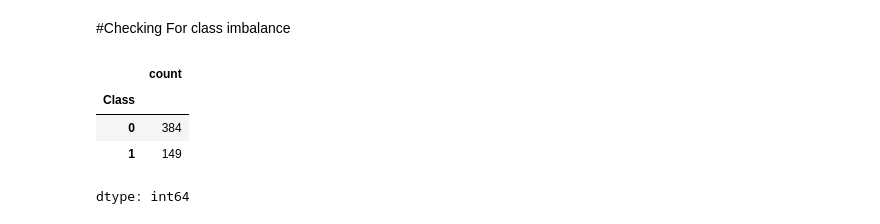
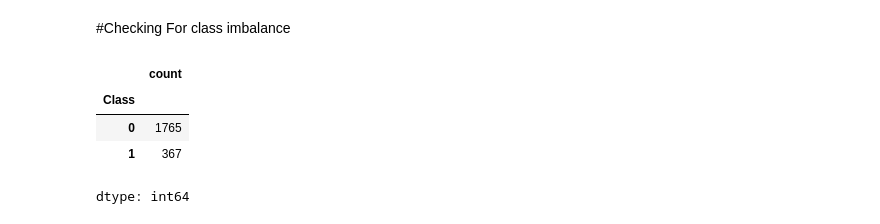
Before and after one commit to Amitkumardas123/Personalized-Healthcare-Recommendations, a Jupyter notebook: Personalized_Healthcare_Recommendations.ipynb, the cells around one changed output. Cells and saved outputs as stored; diff of their text form; code cells hidden in the pictures.

```diff
--- a/Personalized_Healthcare_Recommendations.ipynb
+++ b/Personalized_Healthcare_Recommendations.ipynb
@@ -192,4 +265,4 @@ memory usage: 25.0 KB
 **Our Target Variable is in integer format so we need to convert into categorical format.**
 # %%
 # Ensure the 'Class' column is treated as a categorical variable
-Data['Class'] = Data['Class'].astype('category')
+augmented_df['Class'] = augmented_df['Class'].astype('category')
@@ -275,4 +355,4 @@ plt.show()
 Here we can see that Frequency and monetary features are strongly correlated (Independent features should be independent)with each other.so we make a new feature combinig this two features.
 # %%
 # Creating a new feature combining Monetary and Frequency
-Data['Frequency_Monetary'] = Data['Monetary'] * Data['Frequency']
+augmented_df['Frequency_Monetary'] = augmented_df['Monetary'] * augmented_df['Frequency']
@@ -280,0 +359,3 @@ NameError: name 'Data' is not defined
+# %%
+# Drop the 'Monetary' and 'Frequency' columns
+augmented_df = augmented_df.drop(columns=['Monetary','Frequency'])
@@ -281,10 +370,10 @@ NameError: name 'Data' is not defined
 # %% [markdown]
 #Checking For class imbalance
 # %%
-Data['Class'].value_counts()
+augmented_df['Class'].value_counts()
 # %% [output]
 |  | count |
 | Class |  |
-| 0 | 384 |
-| 1 | 149 |
+| 0 | 1765 |
+| 1 | 367 |
 dtype: int64
```
Also changed, not shown: parts of 76 cells of this notebook.
